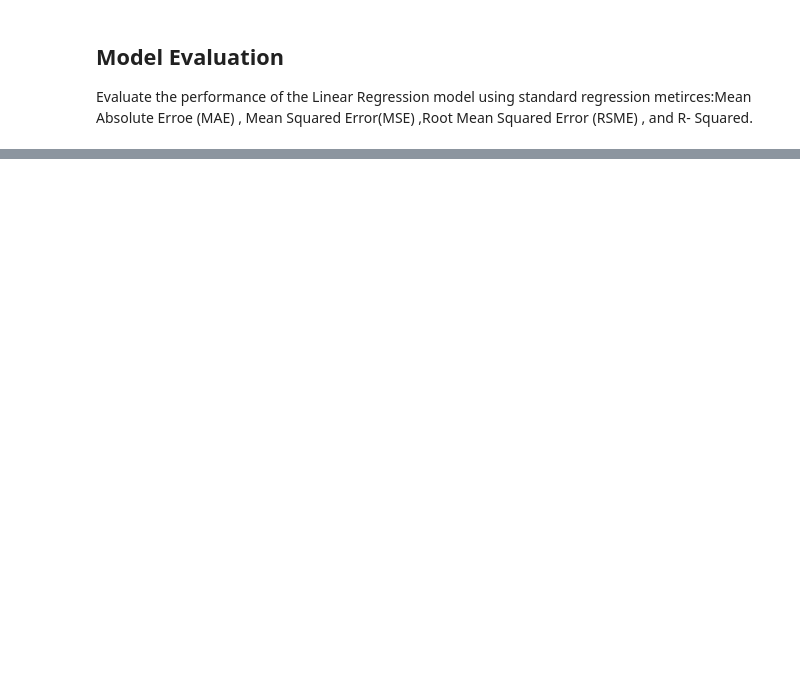
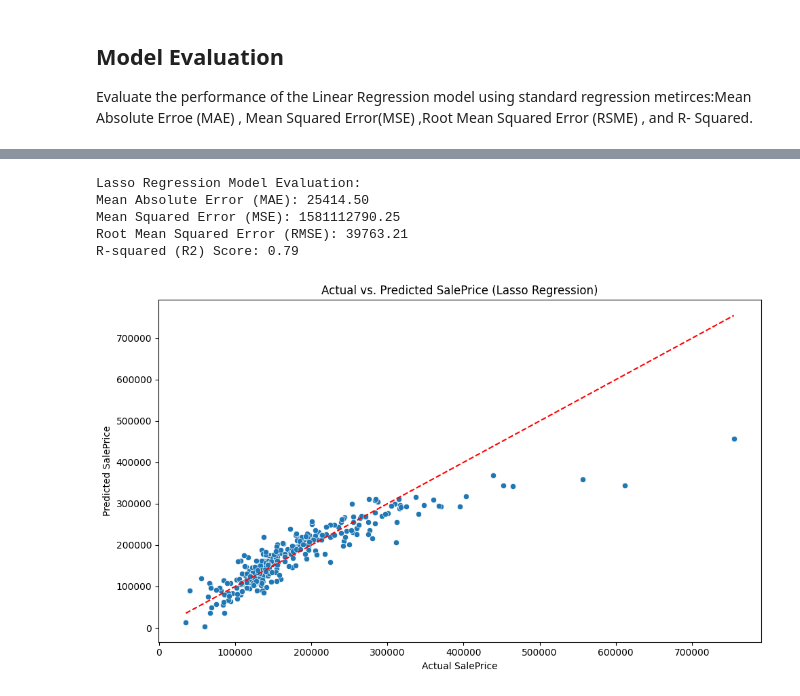
Before and after one commit to shaiksuhail-824/house-price-predition-linear-ridge-lasso, a Jupyter notebook: House_Price_Prediction_Linear_Ridge_Lasso.ipynb, the cells around one changed output, grey strips where cells are left out. Drawn from its saved outputs; the diff is of its cells as text; code cells hidden in the pictures; blank space fills up the shorter version.

```diff
--- a/House_Price_Prediction_Linear_Ridge_Lasso.ipynb
+++ b/House_Price_Prediction_Linear_Ridge_Lasso.ipynb
@@ -279,0 +341,32 @@ r2_score: 0.80
+# %%
+lasso_model = Lasso(random_state=42)
+lasso_model.fit(X_train, y_train)
+
+y_predict_lasso = lasso_model.predict(X_test)
+
+mae_lasso = mean_absolute_error(y_test, y_predict_lasso)
+mse_lasso = mean_squared_error(y_test, y_predict_lasso)
+rmse_lasso = np.sqrt(mse_lasso)
+r2_lasso = r2_score(y_test, y_predict_lasso)
+
+print("Lasso Regression Model Evaluation:")
+print(f"Mean Absolute Error (MAE): {mae_lasso:.2f}")
+print(f"Mean Squared Error (MSE): {mse_lasso:.2f}")
+print(f"Root Mean Squared Error (RMSE): {rmse_lasso:.2f}")
+print(f"R-squared (R2) Score: {r2_lasso:.2f}")
+
+plt.figure(figsize=(10, 6))
+sns.scatterplot(x=y_test, y=y_predict_lasso)
+plt.xlabel("Actual SalePrice")
+plt.ylabel("Predicted SalePrice")
+plt.title("Actual vs. Predicted SalePrice (Lasso Regression)")
+plt.plot([y_test.min(), y_test.max()], [y_test.min(), y_test.max()], color='red', linestyle='--')
+plt.tight_layout()
+plt.show()
+# %% [output]
+Lasso Regression Model Evaluation:
+Mean Absolute Error (MAE): 25414.50
+Mean Squared Error (MSE): 1581112790.25
+Root Mean Squared Error (RMSE): 39763.21
+R-squared (R2) Score: 0.79
+[figure, added]
```
Also changed, not shown: parts of 10 cells of this notebook.
